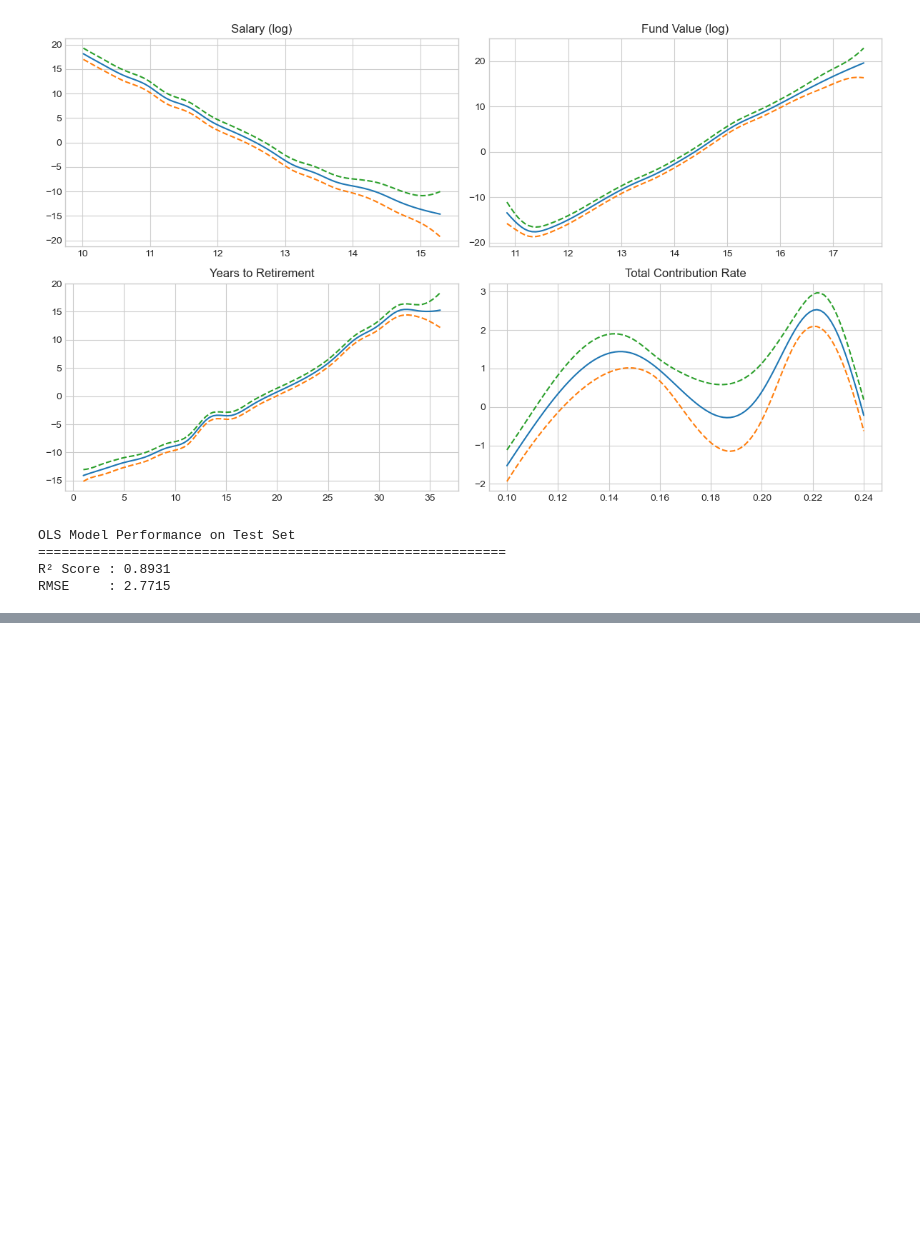
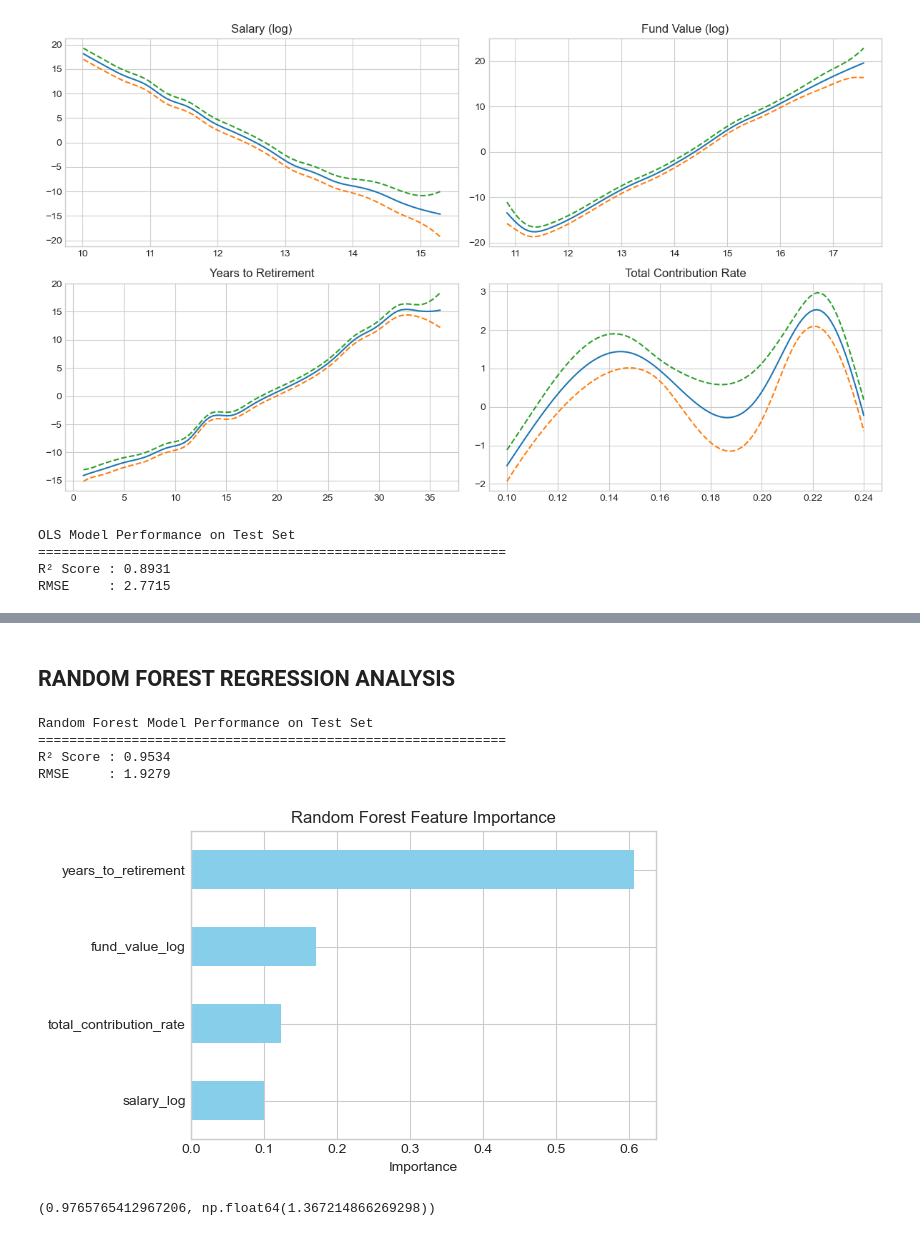
Before and after one commit to Vain-Guy/Labour-Force, a Jupyter notebook: Notebooks/eda.ipynb, the cells around one changed output, grey strips where cells are left out. Cells and saved outputs as stored; diff of their text form; code cells hidden in the pictures; blank space fills up the shorter version.

Commit message:
Modeling kinda sorta done

```diff
--- a/Notebooks/eda.ipynb
+++ b/Notebooks/eda.ipynb
@@ -1277,0 +1288,67 @@ RMSE     : 2.7715
+# %% [markdown]
+## RANDOM FOREST REGRESSION ANALYSIS
+# %%
+# Initialize RF
+rf = RandomForestRegressor(
+    n_estimators=500,
+    max_depth=None,
+    random_state=42,
+    n_jobs=-1
+)
+
+# Fit
+rf.fit(x_train, y_train)
+
+# Predict
+y_pred_rf = rf.predict(x_test)
+
+# Performance
+r2_rf = r2_score(y_test, y_pred_rf)
+rmse_rf = np.sqrt(mean_squared_error(y_test, y_pred_rf))
+
+r2_rf, rmse_rf
+
+print("Random Forest Model Performance on Test Set")
+print("==" * 30)
+print(f"R² Score : {r2_rf:.4f}")
+print(f"RMSE     : {rmse_rf:.4f}")
+
+# Feature Importance
+feat_importances = pd.Series(rf.feature_importances_, index=x_train.columns)
+feat_importances = feat_importances.sort_values(ascending=True)
+
+# Plot
+feat_importances.plot(kind='barh', figsize=(6,4), color='skyblue')
+plt.title("Random Forest Feature Importance")
+plt.xlabel("Importance")
+plt.show()
+# %% [output]
+Random Forest Model Performance on Test Set
+============================================================
+R² Score : 0.9534
+RMSE     : 1.9279
+[figure, added]
+# %%
+xgb_model = XGBRegressor(
+    n_estimators=500,
+    learning_rate=0.05,
+    max_depth=4,
+    subsample=0.8,
+    colsample_bytree=0.8,
+    random_state=42,
+    n_jobs=-1
+)
+
+# Fit model
+xgb_model.fit(x_train, y_train)
+
+# Predict
+y_pred_xgb = xgb_model.predict(x_test)
+
+# Performance
+r2_xgb = r2_score(y_test, y_pred_xgb)
+rmse_xgb = np.sqrt(mean_squared_error(y_test, y_pred_xgb))
+
+r2_xgb, rmse_xgb
+# %% [output]
+(0.9765765412967206, np.float64(1.367214866269298))
```
Also changed, not shown: parts of 3 cells of this notebook.
